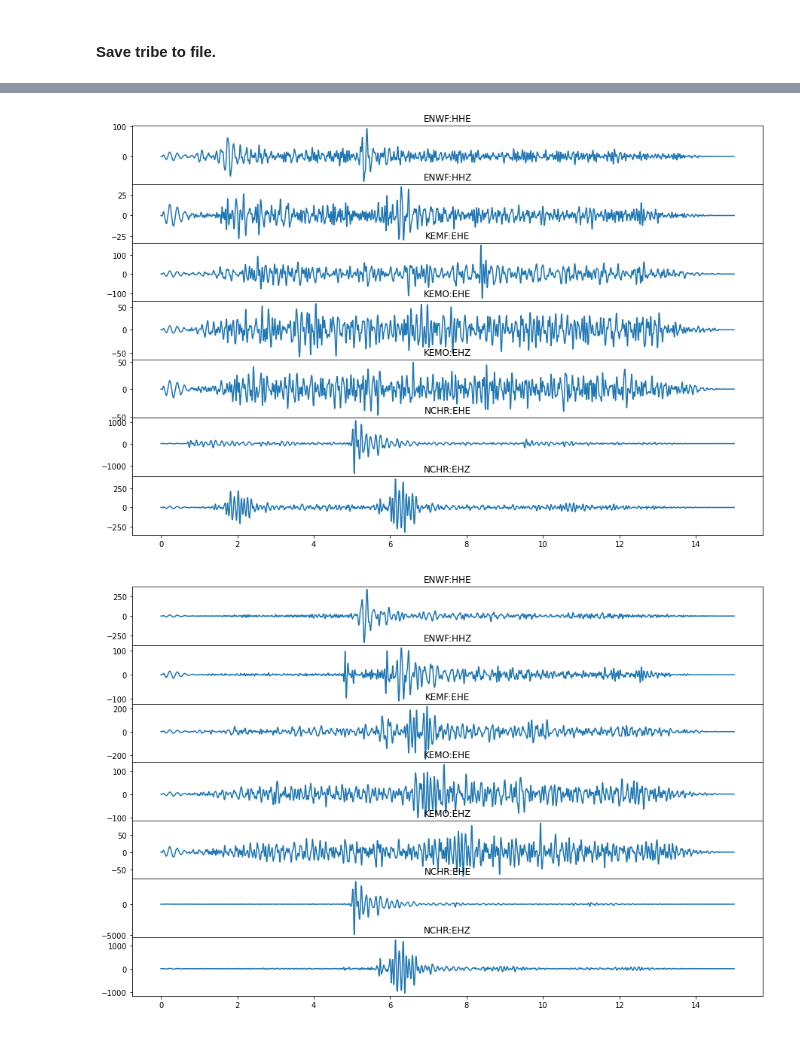
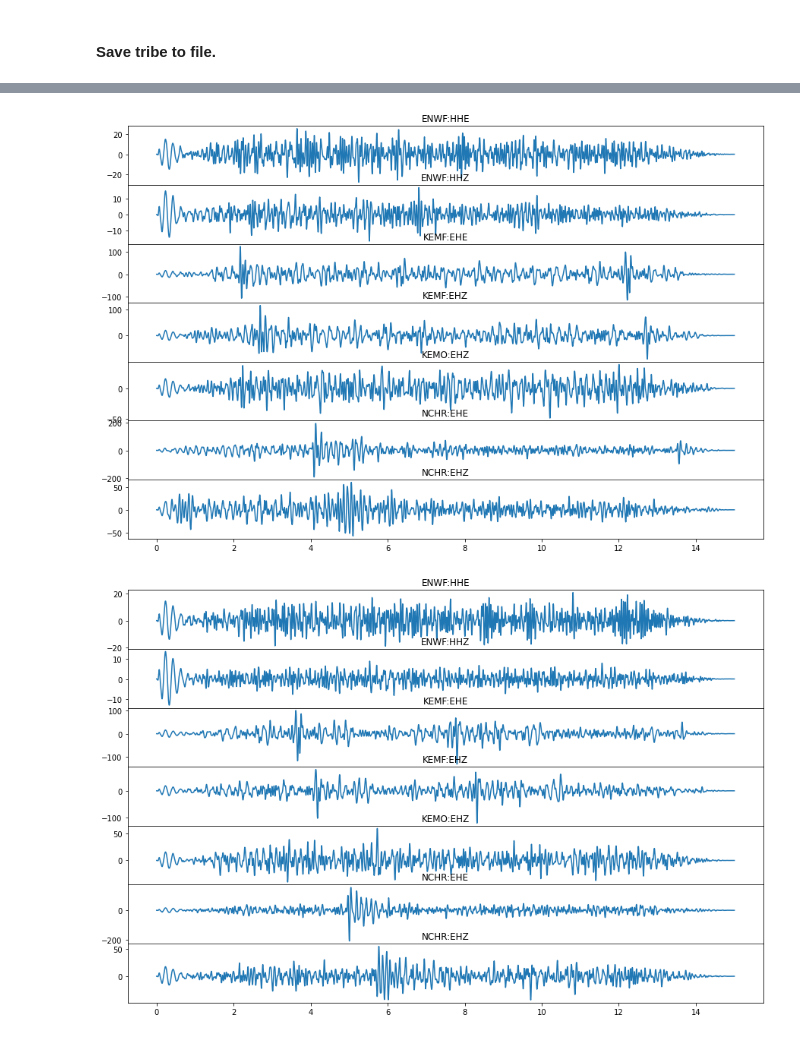
Before and after one commit to zoekrauss/endeavour_clustering, a Jupyter notebook: growclust2templates.ipynb, the cells around one changed output, grey strips where cells are left out. Drawn from its saved outputs; the diff is of its cells as text; code cells hidden in the pictures.

```diff
--- a/growclust2templates.ipynb
+++ b/growclust2templates.ipynb
@@ -103,7 +114,10 @@ for id in temp_ev_ids:
 # Write templates to a tribe
 client = Client('IRIS')
 tribe = Tribe().construct(
-    method="from_client", lowcut=8.0, highcut=35.0, samp_rate=200.0, length=2,
-    filt_order=4, prepick=0.1, client_id=client, catalog=clust_cat, data_pad=20.,
-    process_len=3600, min_snr=3.0, parallel=True,swin='all',delayed=True)
+    method="from_client", lowcut=8.0, highcut=35.0, samp_rate=200.0, length=0.5,
+    filt_order=4, prepick=0.05, client_id=client, catalog=clust_cat, data_pad=20.,
+    process_len=3600, min_snr=2.0, parallel=True,swin='all',delayed=True)
+# Rename each template to have the growclust cluster number and the specific event ID
+for i,t in enumerate(tribe):
+    t.name = 'growclust'+str(clusters[i])+'_ev'+str(temp_ev_ids[i])
 # %% [output]
@@ -124,5 +130,8 @@ AttributeError: 'NoneType' object has no attribute 'id'
 # %%
 ## Practice detecting with these cluster templates.
+# %%
+# Read in templates
+tribe = eqcorrscan.core.match_filter.tribe.read_tribe('growclust_templates_sep2017.tgz')
 # %%
 %%time
 
@@ -131,6 +140,6 @@ client = Client('IRIS')
 t1 = obspy.UTCDateTime("2017-09-29-09")
 t2 = obspy.UTCDateTime("2017-09-29-10")
 
-party = tribe.client_detect(client,t1,t2,threshold=8, threshold_type='MAD',trig_int=1,process_cores=4)
+party = tribe.client_detect(client,t1,t2,threshold=6, threshold_type='MAD',trig_int=1,process_cores=4)
 # %% [output]
 Last bit of data between 2017-09-29T09:59:58.440000Z and 2017-09-29T10:00:01.560000Z will go unused because it is shorter than a chunk of 3600.0 s
@@ -152,6 +204,6 @@ ax.vlines(x=xcorr_times,ymin=0,ymax=1,colors ='b',linewidth=1)
 # %%
 for ind in range(10):
-    det = party[4][ind]
+    det = party[3][ind]
     fig = plt.figure(figsize=(15, 10))
     axs = fig.subplots(len(det.event.picks), 1, gridspec_kw={'hspace': 0})
     for i,pick in enumerate(det.event.picks):
@@ -172,2 +224,2 @@ for ind in range(10):
-[figure, old version]
+[figure, new version]
-[figure, old version]
+[figure, new version]
```
Also changed, not shown: parts of 12 cells of this notebook, 2 other files.
